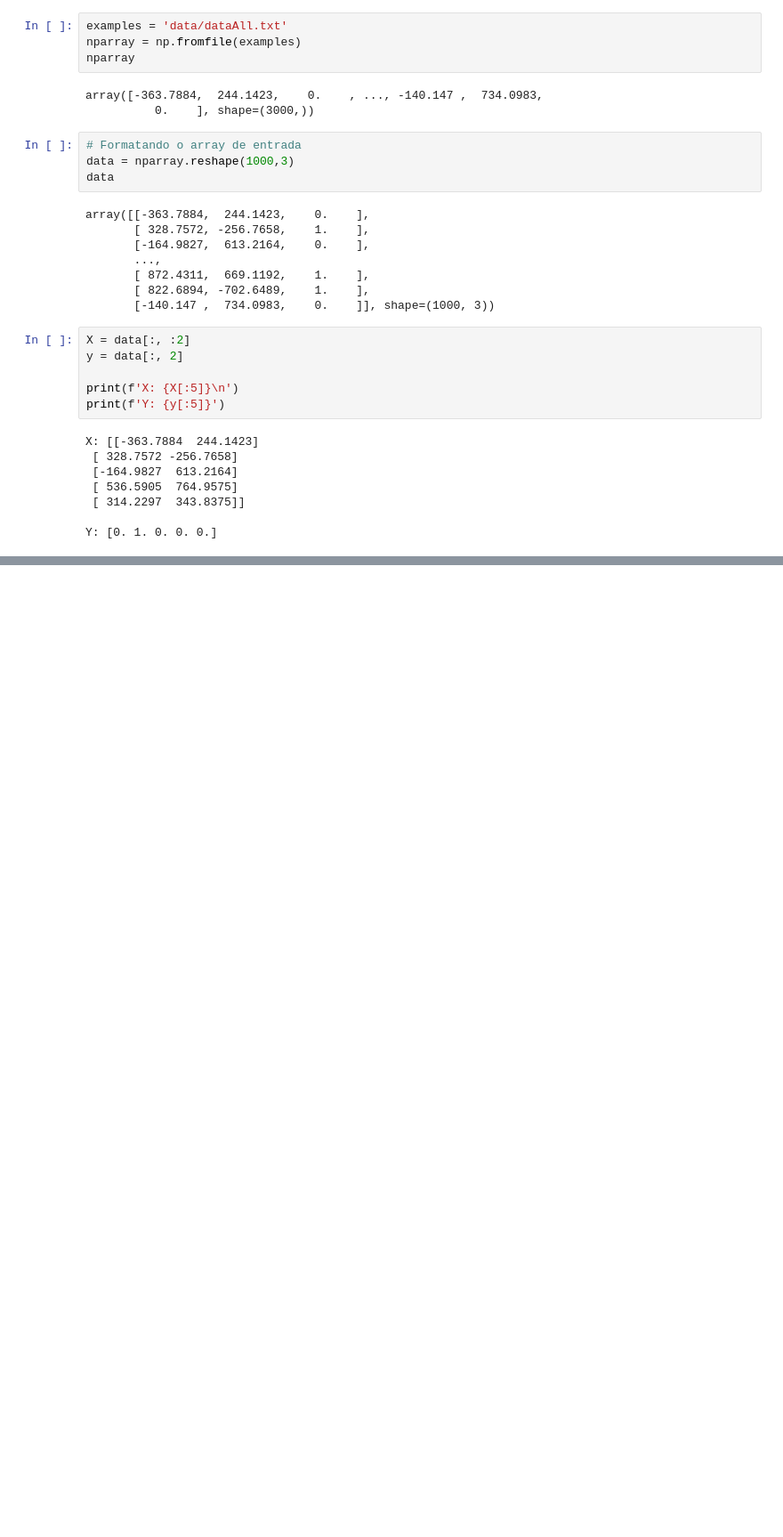
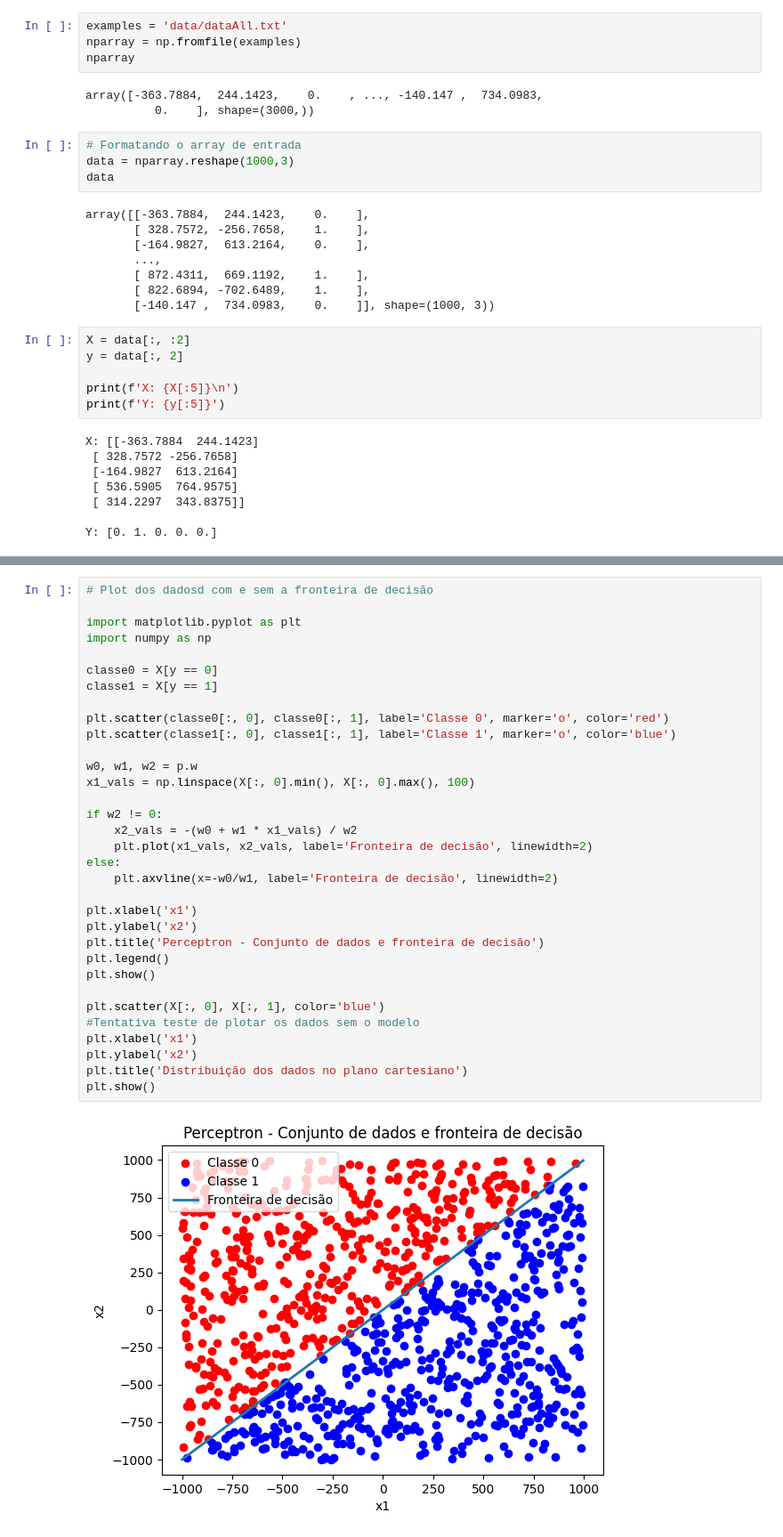
Before and after one commit to h4rad4/Rosenblatt-Perceptron, a Jupyter notebook: Training.ipynb, the cells around one changed output, grey strips where cells are left out. Shown at 89% size. Drawn from its saved outputs; the diff is of its cells as text; blank space fills up the shorter version.

Commit message:
Plot dos dados

```diff
--- a/Training.ipynb
+++ b/Training.ipynb
@@ -98,0 +99,35 @@ Convergência em 2 épocas
+# %%
+# Plot dos dadosd com e sem a fronteira de decisão
+
+import matplotlib.pyplot as plt
+import numpy as np
+
+classe0 = X[y == 0]
+classe1 = X[y == 1]
+
+plt.scatter(classe0[:, 0], classe0[:, 1], label='Classe 0', marker='o', color='red')
+plt.scatter(classe1[:, 0], classe1[:, 1], label='Classe 1', marker='o', color='blue')
+
+w0, w1, w2 = p.w
+x1_vals = np.linspace(X[:, 0].min(), X[:, 0].max(), 100)
+
+if w2 != 0:
+    x2_vals = -(w0 + w1 * x1_vals) / w2
+    plt.plot(x1_vals, x2_vals, label='Fronteira de decisão', linewidth=2)
+else:
+    plt.axvline(x=-w0/w1, label='Fronteira de decisão', linewidth=2)
+
+plt.xlabel('x1')
+plt.ylabel('x2')
+plt.title('Perceptron - Conjunto de dados e fronteira de decisão')
+plt.legend()
+plt.show()
+
+plt.scatter(X[:, 0], X[:, 1], color='blue')
+#Tentativa teste de plotar os dados sem o modelo
+plt.xlabel('x1')
+plt.ylabel('x2')
+plt.title('Distribuição dos dados no plano cartesiano')
+plt.show()
+# %% [output]
+[figure, added]
```
Also changed, not shown: parts of 2 cells of this notebook, 1 other file.
